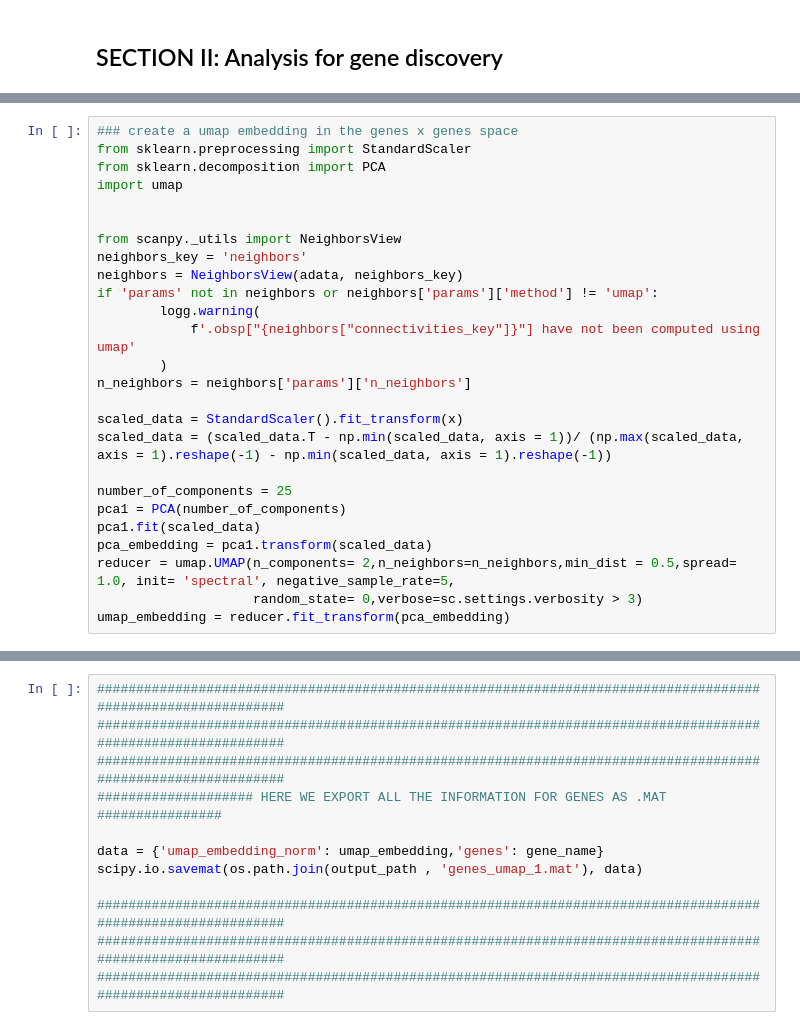
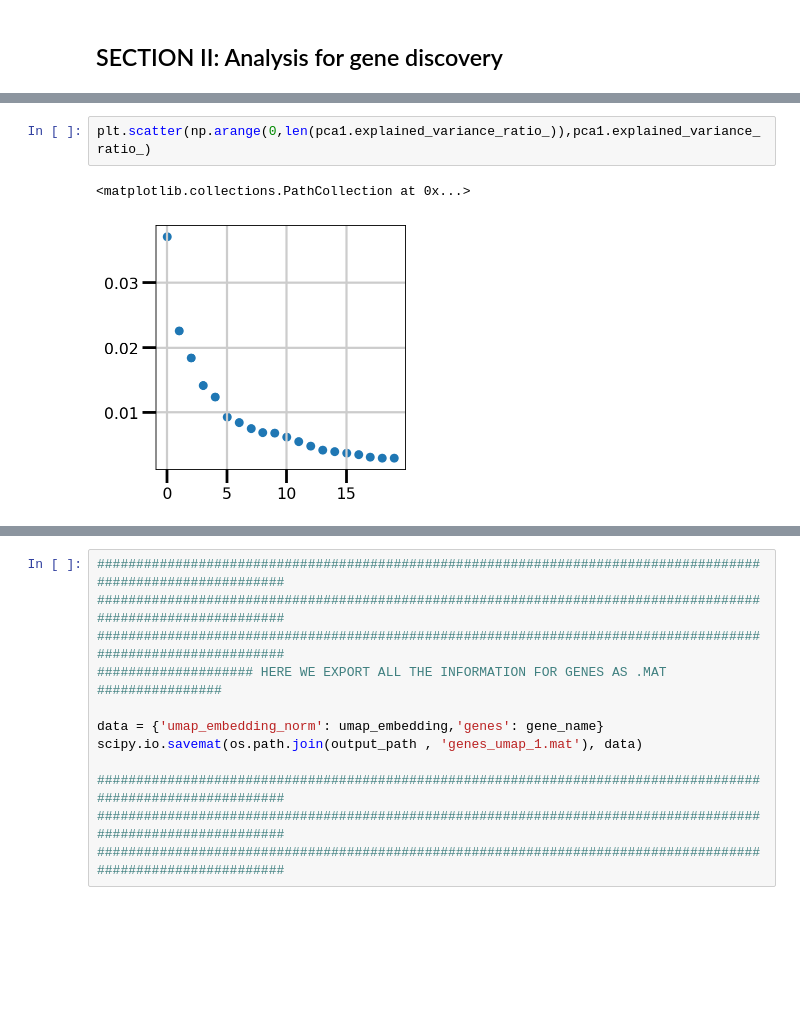
Before and after one commit to melisamc89/single_cell_sequencing, a Jupyter notebook: campari_scs_IV_gene_discovery.ipynb, the cells around one changed output, grey strips where cells are left out. Cells and saved outputs as stored; diff of their text form; blank space fills up the shorter version.

```diff
--- a/campari_scs_IV_gene_discovery.ipynb
+++ b/campari_scs_IV_gene_discovery.ipynb
@@ -77,29 +99,8 @@ normalizing counts per cell
 # %%
-### create a umap embedding in the genes x genes space
-from sklearn.preprocessing import StandardScaler
-from sklearn.decomposition import PCA
-import umap
-
-
-from scanpy._utils import NeighborsView
-neighbors_key = 'neighbors'
-neighbors = NeighborsView(adata, neighbors_key)
-if 'params' not in neighbors or neighbors['params']['method'] != 'umap':
-        logg.warning(
-            f'.obsp["{neighbors["connectivities_key"]}"] have not been computed using umap'
-        )
-n_neighbors = neighbors['params']['n_neighbors']
-
-scaled_data = StandardScaler().fit_transform(x)
-scaled_data = (scaled_data.T - np.min(scaled_data, axis = 1))/ (np.max(scaled_data, axis = 1).reshape(-1) - np.min(scaled_data, axis = 1).reshape(-1))
-
-number_of_components = 25
-pca1 = PCA(number_of_components)
-pca1.fit(scaled_data)
-pca_embedding = pca1.transform(scaled_data)
-reducer = umap.UMAP(n_components= 2,n_neighbors=n_neighbors,min_dist = 0.5,spread= 1.0, init= 'spectral', negative_sample_rate=5,
-                    random_state= 0,verbose=sc.settings.verbosity > 3)
-umap_embedding = reducer.fit_transform(pca_embedding)
+plt.scatter(np.arange(0,len(pca1.explained_variance_ratio_)),pca1.explained_variance_ratio_)
+# %% [output]
+<matplotlib.collections.PathCollection at 0x...>
+[figure, added]
 # %%
 from matplotlib import rcParams
 rcParams['figure.figsize']=(5,5)
```
Also changed, not shown: parts of 12 cells of this notebook, 2 other files.
